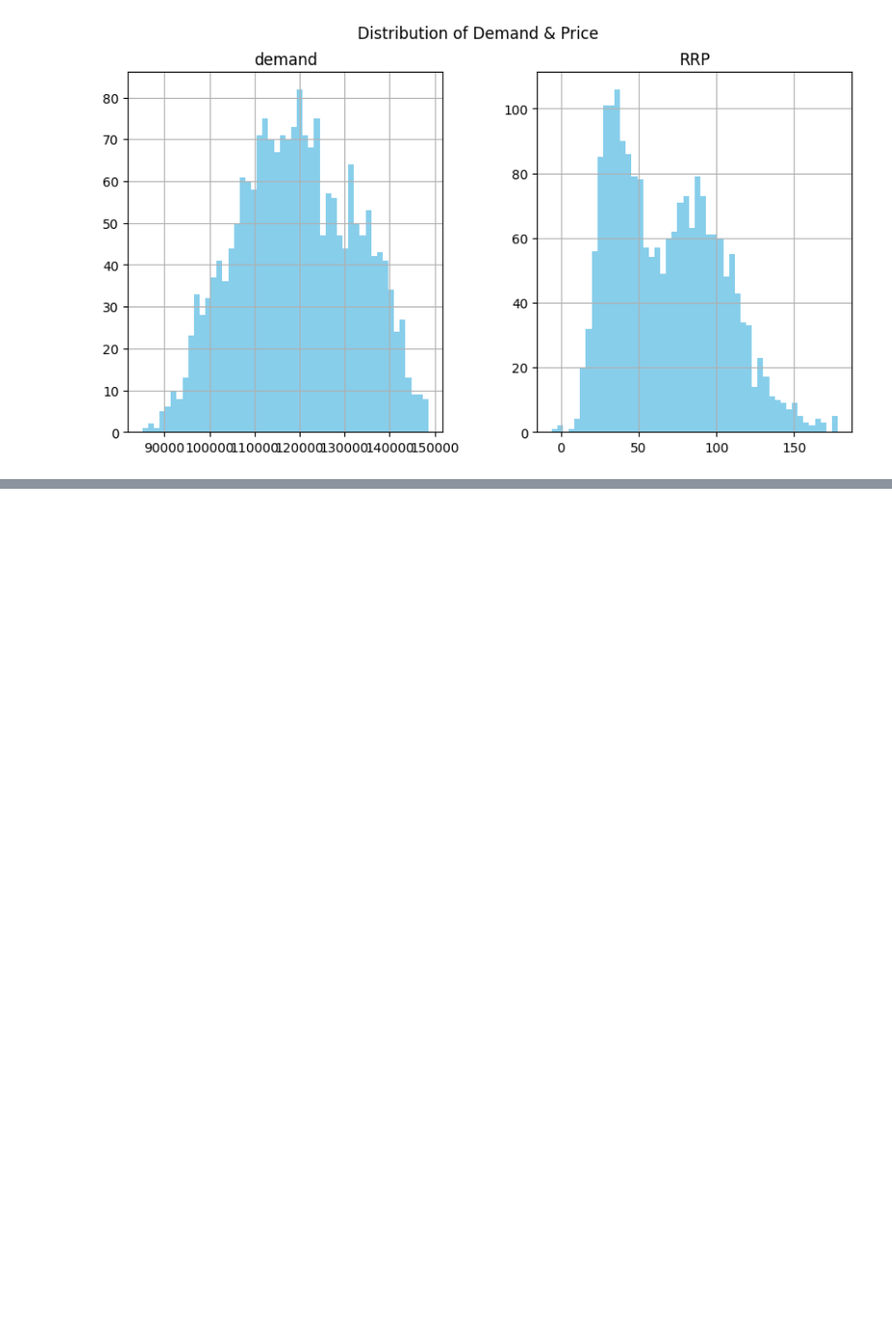
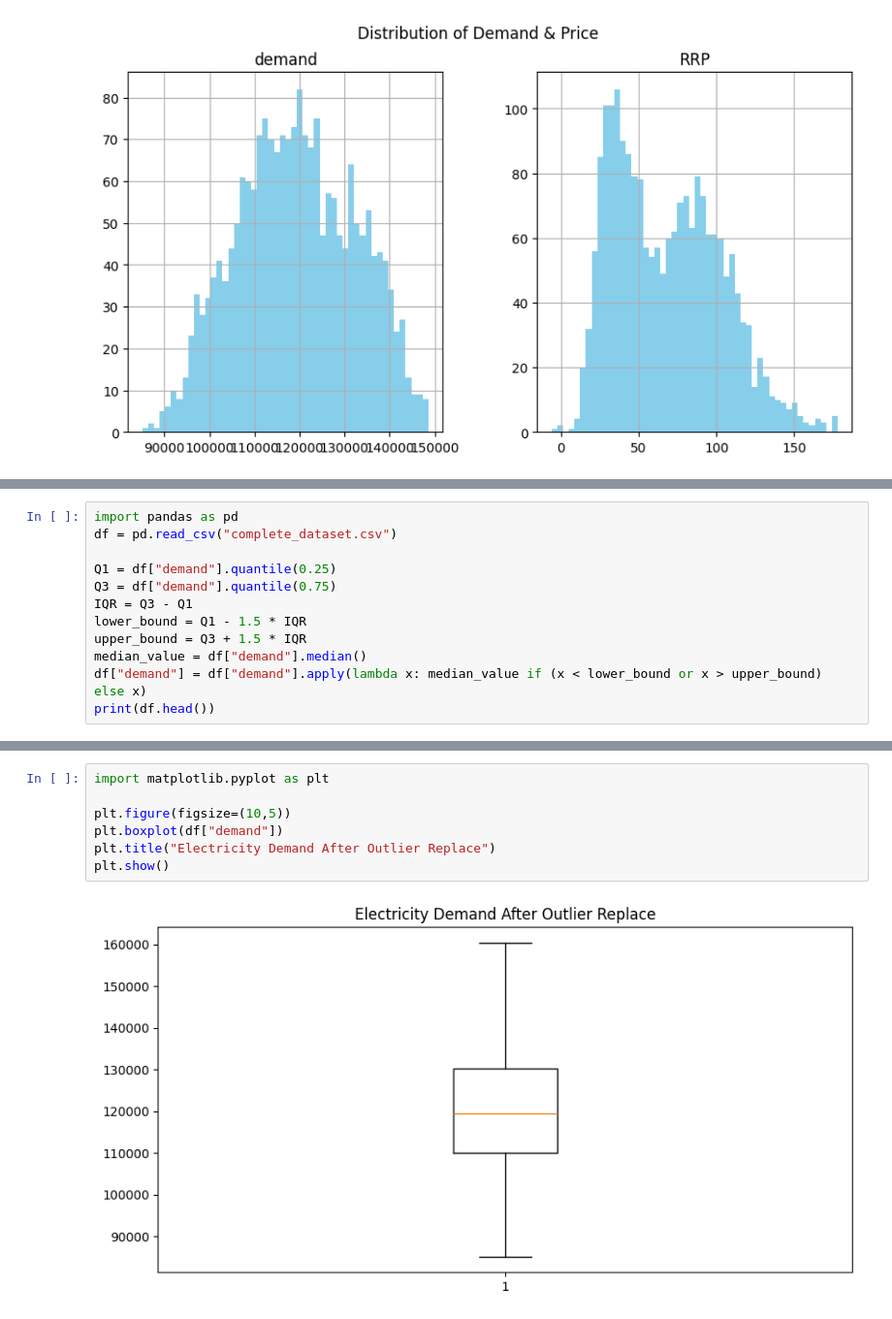
Before and after one commit to amalsalilan/Electricity_Demand-and_Price_ForecastingInfosys_Internship_Oct2025, a Jupyter notebook: Electricity and price forecasting.ipynb, the cells around one changed output, grey strips where cells are left out. Shown at 97% size. Drawn from its saved outputs; the diff is of its cells as text; blank space fills up the shorter version.

```diff
--- a/Electricity and price forecasting.ipynb
+++ b/Electricity and price forecasting.ipynb
@@ -778,0 +725,12 @@ plt.show()
+# %%
+import pandas as pd
+df = pd.read_csv("complete_dataset.csv")
+
+Q1 = df["demand"].quantile(0.25)
+Q3 = df["demand"].quantile(0.75)
+IQR = Q3 - Q1
+lower_bound = Q1 - 1.5 * IQR
+upper_bound = Q3 + 1.5 * IQR
+median_value = df["demand"].median()
+df["demand"] = df["demand"].apply(lambda x: median_value if (x < lower_bound or x > upper_bound) else x)
+print(df.head())
@@ -778,0 +758,9 @@ plt.show()
+# %%
+import matplotlib.pyplot as plt
+
+plt.figure(figsize=(10,5))
+plt.boxplot(df["demand"])
+plt.title("Electricity Demand After Outlier Replace")
+plt.show()
+# %% [output]
+[figure, added]
```
Also changed, not shown: parts of 24 cells of this notebook.
